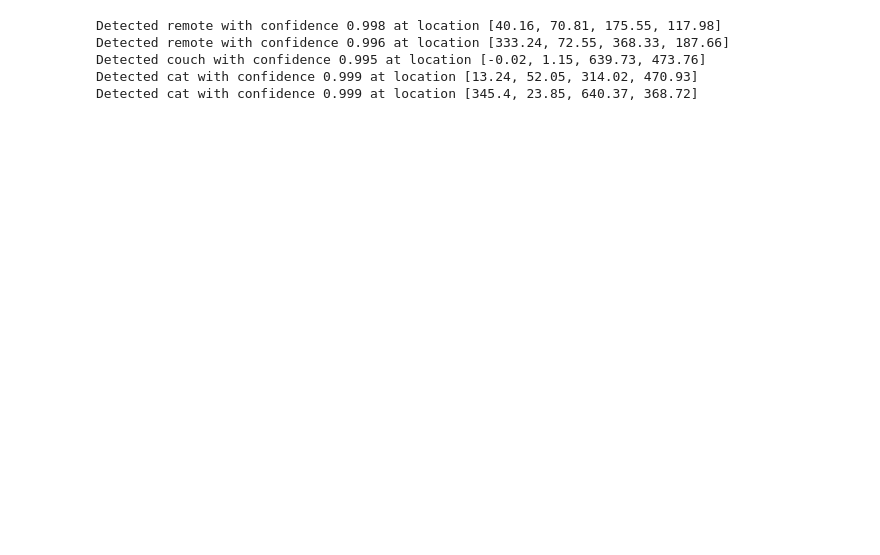
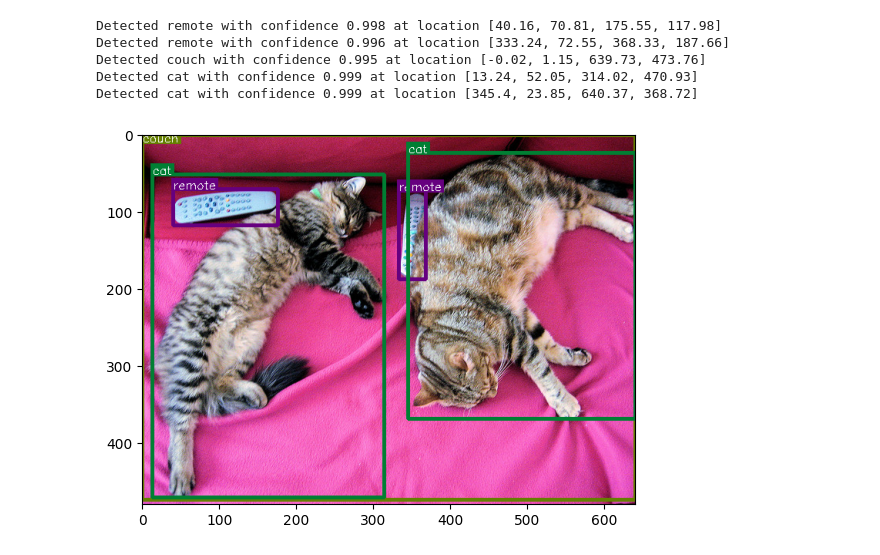
Before and after one commit to Stashq/cv-tutorial, a Jupyter notebook: hugging_face/object_detection.ipynb, the cells around one changed output. Saved outputs shown, nothing was run; the diff lists cells and outputs as text; code cells hidden in the pictures; blank space fills up the shorter version.

```diff
--- a/hugging_face/object_detection.ipynb
+++ b/hugging_face/object_detection.ipynb
@@ -31,3 +40,14 @@ Detected remote with confidence 0.996 at location [333.24, 72.55, 368.33, 187.66
 Detected couch with confidence 0.995 at location [-0.02, 1.15, 639.73, 473.76]
 Detected cat with confidence 0.999 at location [13.24, 52.05, 314.02, 470.93]
 Detected cat with confidence 0.999 at location [345.4, 23.85, 640.37, 368.72]
+# %%
+scores = results["scores"].tolist()
+label_ids = results["labels"].tolist()
+boxes = results["boxes"].tolist()
+# %%
+plt.imshow(
+    add_labeled_bbox(
+        np.array(image), scores, label_ids, boxes, model.config.id2label)
+);
+# %% [output]
+[figure, added]
```
Also changed, not shown: parts of 3 cells of this notebook, 3 other files.
